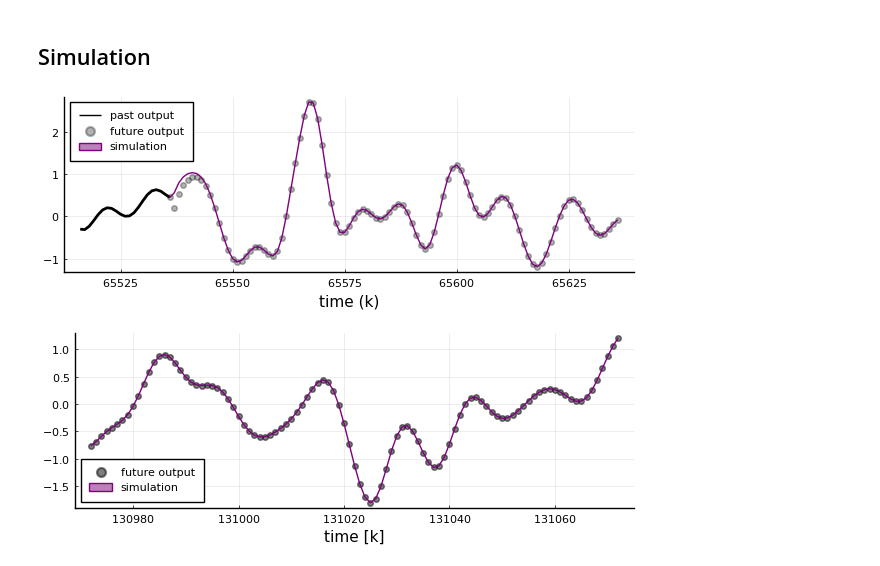
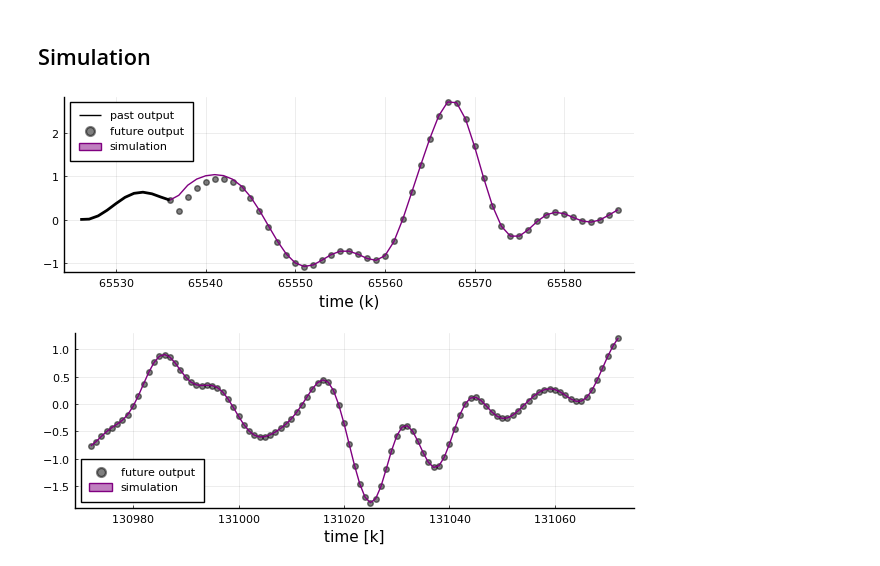
Before and after one commit to biaslab/ACC2022-vmpNARMAX, a Jupyter notebook: experiments-verification/experiment-NARMAX.ipynb, the cells around one changed output. Saved outputs shown, nothing was run; the diff lists cells and outputs as text; code cells hidden in the pictures.

```diff
--- a/experiments-verification/experiment-NARMAX.ipynb
+++ b/experiments-verification/experiment-NARMAX.ipynb
@@ -322,10 +322,11 @@ simulations_FEM[1][1:ts] = output[1:ts]
 
 end
 # %%
-past = 20
-plot(ts-past:ts, output[ts-past:ts], color="black", linewidth=2, label="past output", xlabel="time (k)", ylabel="", size=(600,220), legend=:topleft)
-scatter!(ts:ts+100, output[ts:ts+100], color="black", label="future output", alpha=0.3, xlabel="time (k)")
-plot!(ts:ts+100, simulations_FEM[1][ts:ts+100], ribbon=[sqrt.(simulations_FEM[2][ts:ts+100]), sqrt.(simulations_FEM[2][ts:ts+100])], color="purple", label="simulation")
+past = 10
+viz_t = 50
+p210 = plot(ts-past:ts, output[ts-past:ts], color="black", linewidth=2, label="past output", xlabel="time (k)", ylabel="", size=(600,220), legend=:topleft)
+scatter!(ts:ts+viz_t, output[ts:ts+viz_t], color="black", label="future output", alpha=0.5, xlabel="time (k)")
+plot!(ts:ts+viz_t, simulations_FEM[1][ts:ts+viz_t], ribbon=[sqrt.(simulations_FEM[2][ts:ts+viz_t]), sqrt.(simulations_FEM[2][ts:ts+viz_t])], color="purple", label="simulation")
 # %% [output]
-[figure, old version]
+[figure, new version]
 # %%
```
Also changed, not shown: parts of 4 cells of this notebook, 9 other files.
